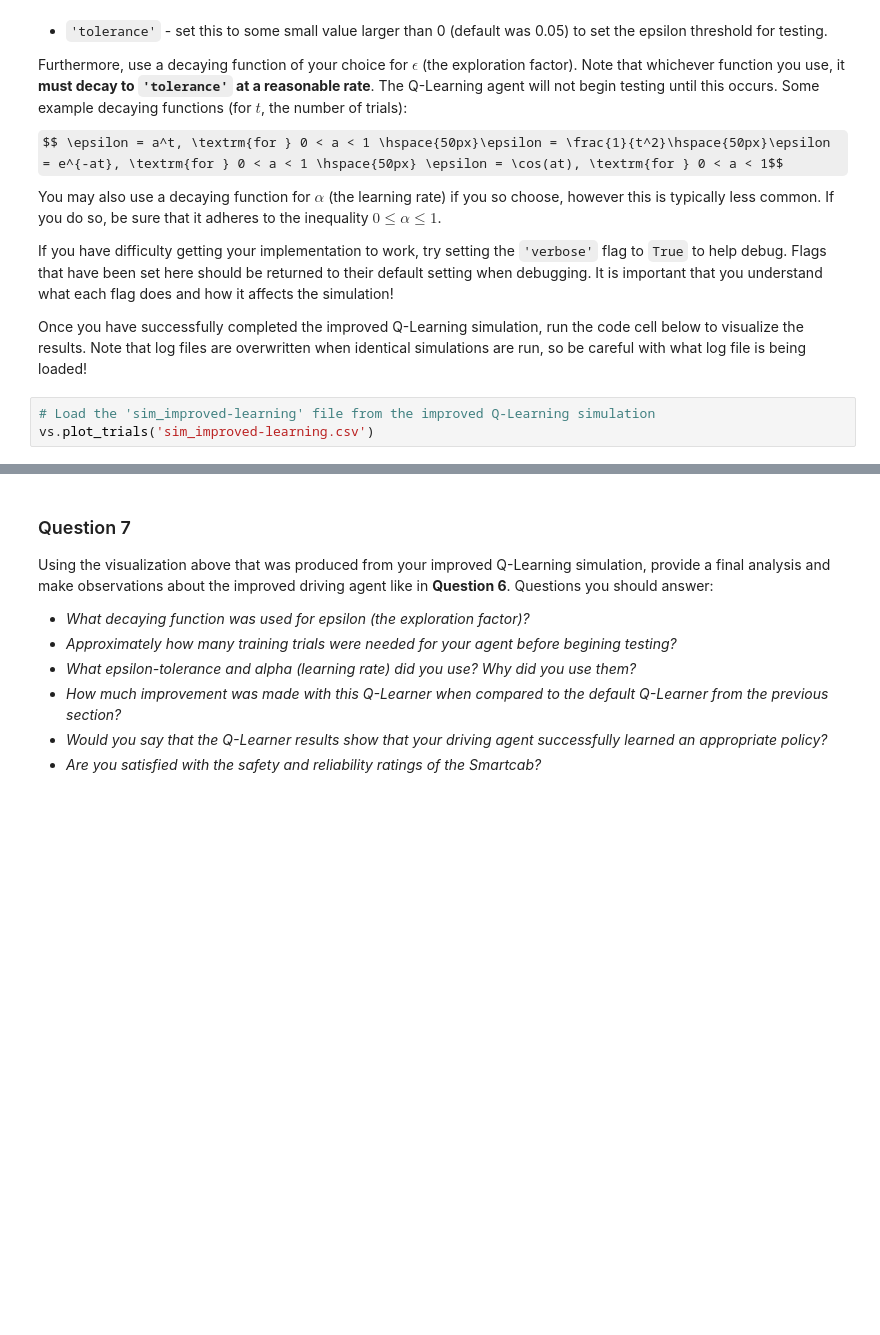
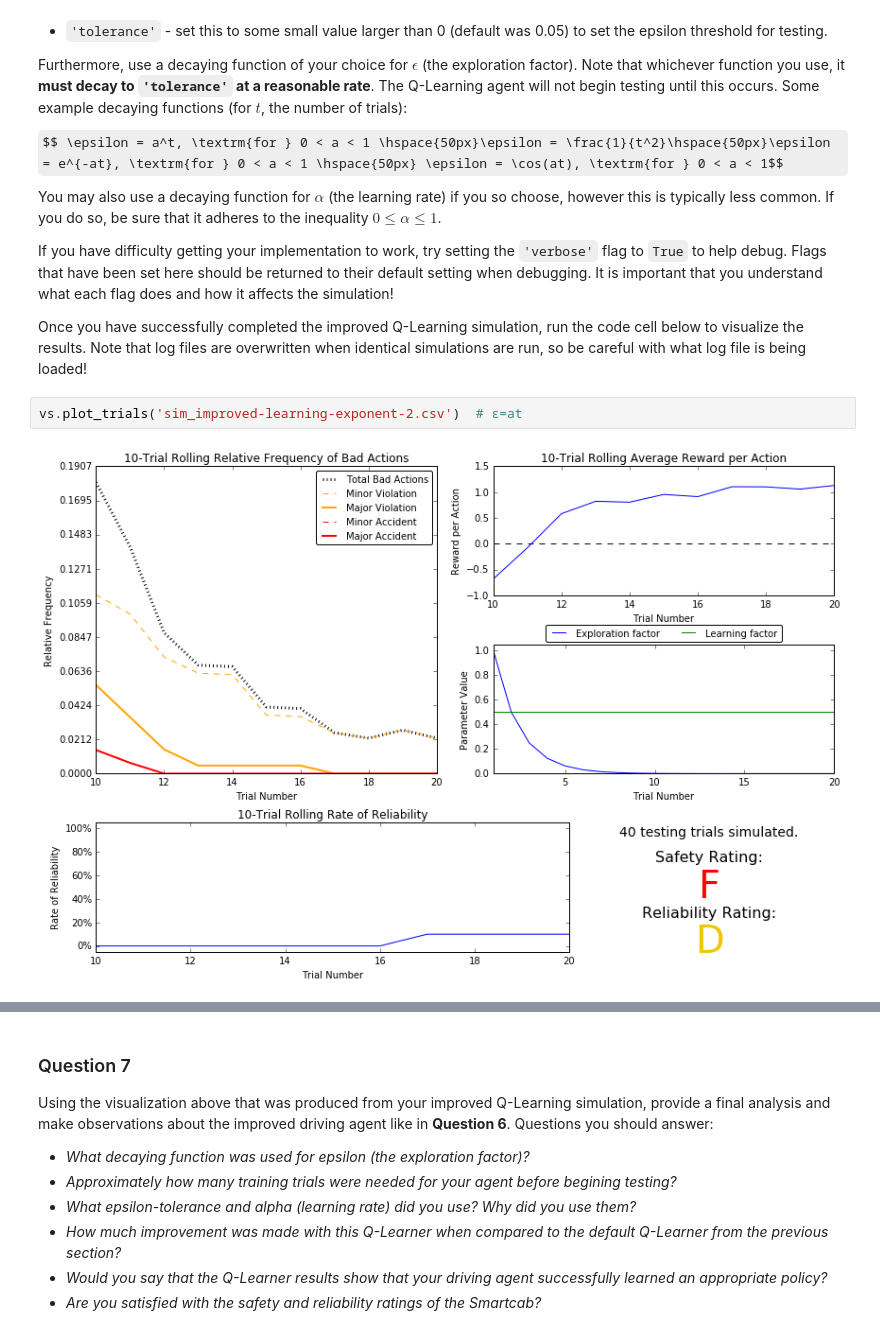
Before and after one commit to vhquang/machine-learning, a Jupyter notebook: projects/smartcab/smartcab.ipynb, the cells around one changed output, grey strips where cells are left out. Cells and saved outputs as stored; diff of their text form; some formulas as TeX source; blank space fills up the shorter version.

Commit message:
experiment with exponent alpha

```diff
--- a/projects/smartcab/smartcab.ipynb
+++ b/projects/smartcab/smartcab.ipynb
@@ -246,6 +247,7 @@ You may also use a decaying function for $\alpha$ (the learning rate) if you so
 If you have difficulty getting your implementation to work, try setting the `'verbose'` flag to `True` to help debug. Flags that have been set here should be returned to their default setting when debugging. It is important that you understand what each flag does and how it affects the simulation!
 
 Once you have successfully completed the improved Q-Learning simulation, run the code cell below to visualize the results. Note that log files are overwritten when identical simulations are run, so be careful with what log file is being loaded!
-# %%
-# Load the 'sim_improved-learning' file from the improved Q-Learning simulation
-vs.plot_trials('sim_improved-learning.csv')
+# %%
+vs.plot_trials('sim_improved-learning-exponent-2.csv')  # ϵ=at
+# %% [output]
+[figure, added]
```
Also changed, not shown: parts of 5 cells of this notebook, 6 other files.
